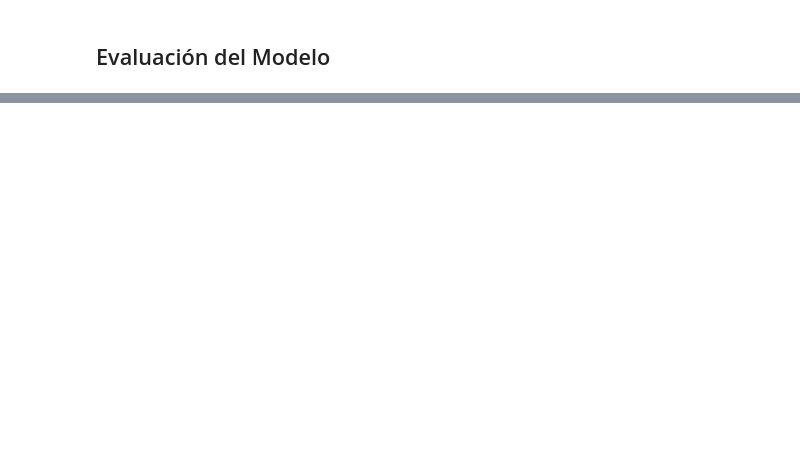
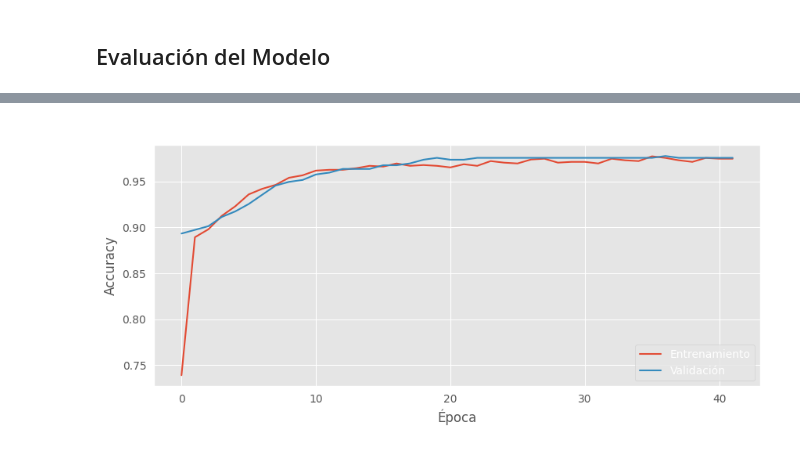
Before and after one commit to Pedro-Samuel-Rodriguez-Caudillo/Network-anomaly, a Jupyter notebook: Anomalia de red.ipynb, the cells around one changed output, grey strips where cells are left out. Saved outputs shown, nothing was run; the diff lists cells and outputs as text; code cells hidden in the pictures; blank space fills up the shorter version.

```diff
--- a/Anomalia de red.ipynb
+++ b/Anomalia de red.ipynb
@@ -169,0 +178,11 @@ plt.show()
+# %%
+plt.figure(figsize=(10, 4))
+plt.plot(history.history['accuracy'], label='Entrenamiento')
+plt.plot(history.history['val_accuracy'], label='Validación')
+plt.title('Curva de Accuracy')
+plt.xlabel('Época')
+plt.ylabel('Accuracy')
+plt.legend()
+plt.show()
+# %% [output]
+[figure, added]
```
Also changed, not shown: parts of 14 cells of this notebook.
